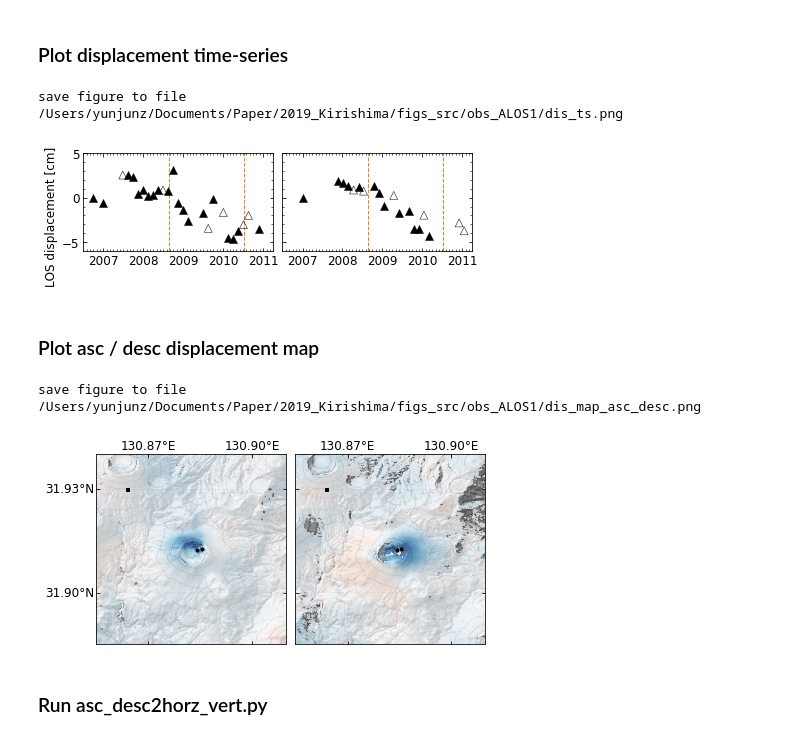
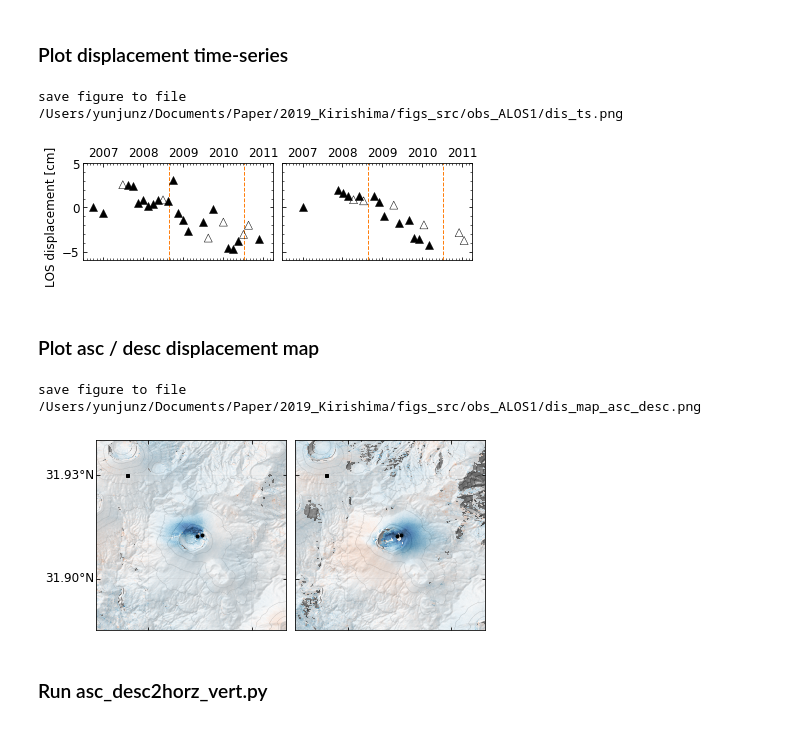
Before and after one commit to geodesymiami/2021-Kirishima, a Jupyter notebook: Fig_2_observation_ALOS1.ipynb, the cells around one changed output. Cells and saved outputs as stored; diff of their text form; code cells hidden in the pictures.

```diff
--- a/Fig_2_observation_ALOS1.ipynb
+++ b/Fig_2_observation_ALOS1.ipynb
@@ -105,6 +105,8 @@ for i in range(2):
 
 # axes format
 for ax in axs:
+    ax.xaxis.tick_top()
+    ax.xaxis.set_label_position("top")
     ax.tick_params(which='both', direction='in', labelsize=font_size, bottom=True, top=True, left=True, right=True)
     pp.auto_adjust_xaxis_date(ax, dates_list[0])
     ax.set_xlim(dt(2006, 7, 1), dt(2011, 4, 1))
@@ -112,7 +114,7 @@ for ax in axs:
     ax.xaxis.set_minor_locator(mdates.MonthLocator())
     ax.yaxis.set_minor_locator(ticker.AutoMinorLocator())
     ax.yaxis.set_major_locator(ticker.MultipleLocator(5))
-axs[0].set_ylabel('LOS displacement [cm]', fontsize=font_size, y=0.35)
+axs[0].set_ylabel('LOS displacement [cm]', fontsize=font_size, y=0.45)
 fig.subplots_adjust(wspace=0.05, left=0.05, right=0.95, top=0.95, bottom=0.05)
 
 # output
@@ -122,41 +124,41 @@ print('save figure to file', out_file)
 plt.show()
 # %% [output]
 save figure to file /Users/yunjunz/Documents/Paper/2019_Kirishima/figs_src/obs_ALOS1/dis_ts.png
-[figure, old version]
+[figure, new version]
 # %% [markdown]
 ### Plot asc / desc displacement map
 # %%
 ## Figure 2. (a-b) Map view of deformation from InSAR
 fig, axs = plt.subplots(nrows=1, ncols=2, figsize=[6, 3], sharex=True)
 
 # view.py options
 dem_file  = os.path.expanduser('~/insarlab/Kirishima/DEM/Shinmoe10m.dem.wgs84')
 opt = ' --sub-lat 31.885 31.94 --sub-lon 130.855 130.91 '
 opt += '--dem {} --contour-step 100 --contour-smooth 0.0 '.format(dem_file)
 opt += ' -c RdBu_r -v -5 5 -u cm '
 opt += ' --notitle --fontsize 12 --ref-size 3 --lalo-step 0.03 --nocbar --noscalebar --alpha 0.7 '
 opt += ' --noverbose '
 
-lalo_locs = ['1 0 1 0', '0 0 1 0']
+lalo_locs = ['1 0 0 0', '0 0 0 0']
 for ax, unw_file, lalo_loc in zip(axs, unw_file_list, lalo_locs):
     cmd = 'view.py {f} --lalo-loc {l} {o}'.format(f=unw_file, l=lalo_loc, o=opt)
     data, atr, inps = view.prep_slice(cmd)
     ax, inps, im, cbar = view.plot_slice(ax, data, atr, inps)
 
     # Point of interest
     for lalo in lalo_list:
         ax.plot(lalo[1], lalo[0], "k.", mew=1., ms=6)
 
 fig.subplots_adjust(wspace=0.05, left=0.05, right=0.95, top=0.95, bottom=0.05)
 
 # output
 out_file = os.path.abspath('dis_map_asc_desc.png')
 plt.savefig(out_file, bbox_inches='tight', transparent=True, dpi=fig_dpi)
 print('save figure to file', out_file)
 plt.show()
 # %% [output]
 save figure to file /Users/yunjunz/Documents/Paper/2019_Kirishima/figs_src/obs_ALOS1/dis_map_asc_desc.png
-[figure, old version]
+[figure, new version]
 # %% [markdown]
 ### Run asc_desc2horz_vert.py
 # %%
```
Also changed, not shown: parts of 2 cells of this notebook.
